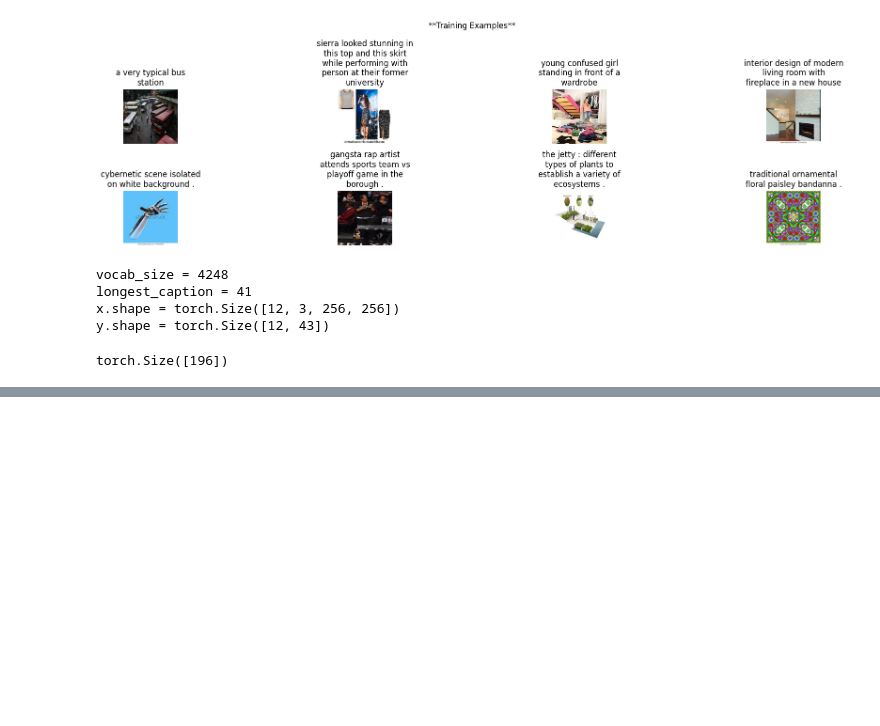
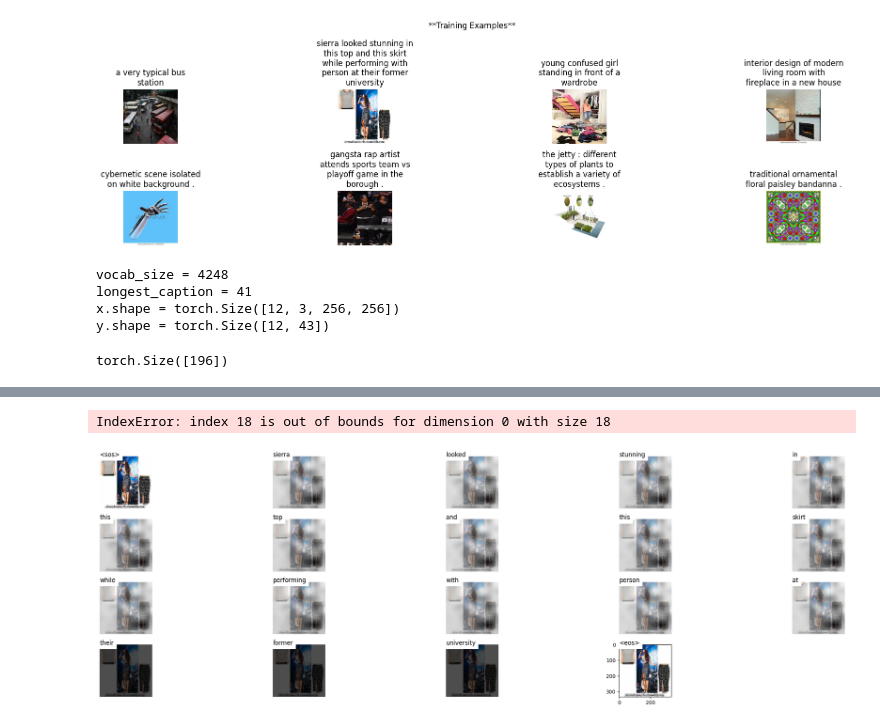
Before and after one commit to hans-elliott99/DLReplications, a Jupyter notebook: image_captioning/inspect_attention.ipynb, the cells around one changed output, grey strips where cells are left out. Cells and saved outputs as stored; diff of their text form; code cells hidden in the pictures; blank space fills up the shorter version.

```diff
--- a/image_captioning/inspect_attention.ipynb
+++ b/image_captioning/inspect_attention.ipynb
@@ -110,0 +119,7 @@ plt.imshow(att_score)
+# %%
+sample = 1
+plt.figure(figsize=(30,20))
+VizAttention.plot(x[sample], label=y[sample], alphas=alphas[sample].detach(), string2int=stoi_config, smooth=True)
+# %% [output]
+IndexError: index 18 is out of bounds for dimension 0 with size 18
+[figure, added]
```
Also changed, not shown: parts of 8 cells of this notebook, 5 other files.
